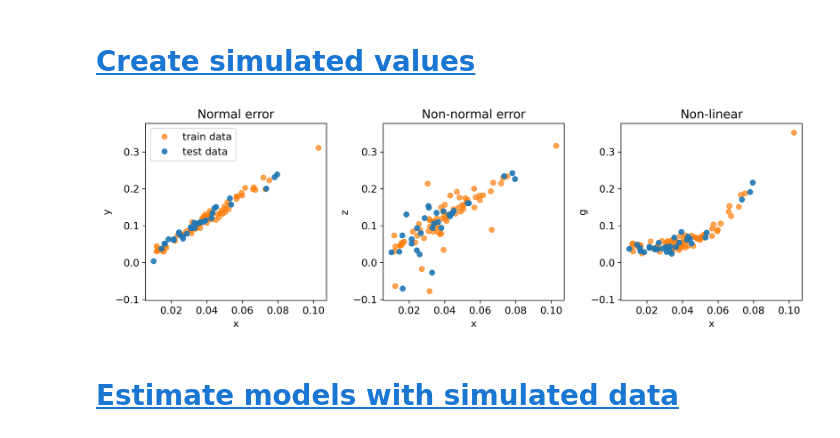
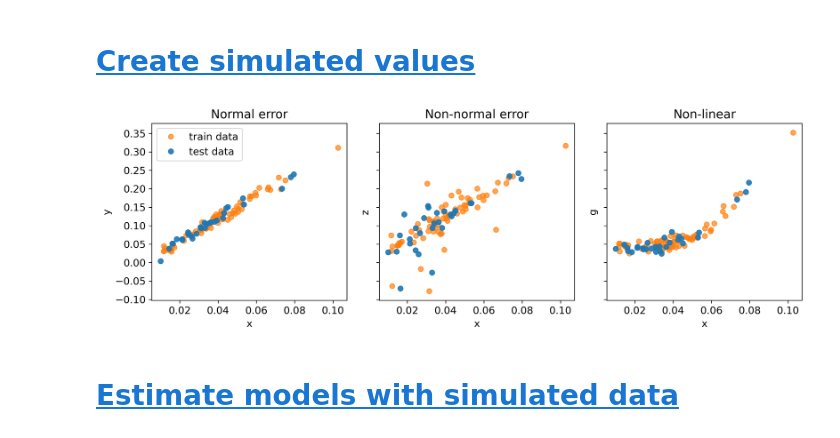
Before and after one commit to johanoelgaard/MastersThesis, a Jupyter notebook: simulation.ipynb, the cells around one changed output. Saved outputs shown, nothing was run; the diff lists cells and outputs as text; code cells hidden in the pictures.

```diff
--- a/simulation.ipynb
+++ b/simulation.ipynb
@@ -115,37 +122,39 @@ fig = plt.figure(figsize=(12, 4))
 plt.subplot(1, 3, 1)
 plt.plot(x_train[:,1], y1_train, 'o', label='train data', color='C1', alpha=0.7)
 plt.plot(x_test[:,1], y1_test, 'o', label='test data', color='C0', alpha=0.9)
 plt.legend(loc='upper left')
-# plt.yticks(np.arange(-0.1, 0.5, 0.05))
+plt.yticks(np.arange(-0.1, 0.5, 0.05))
 plt.ylim(y_min, y_max)
 plt.xlabel('x')
 plt.ylabel('y')
 plt.title('Normal error')
 
 plt.subplot(1, 3, 2)
 plt.plot(x_train[:,1], y2_train, 'o', label='train', color='C1', alpha=0.7)
 plt.plot(x_test[:,1], y2_test, 'o', label='test', color='C0', alpha=0.9)
-# plt.yticks(np.arange(-0.1, 0.5, 0.05))
+plt.yticks(np.arange(-0.1, 0.5, 0.05))
 plt.ylim(y_min, y_max)
+plt.gca().set_yticklabels([])
 plt.xlabel('x')
 plt.ylabel('z')
 plt.title('Non-normal error')
 
 plt.subplot(1, 3, 3)
 plt.plot(x_train[:,1], y3_train, 'o', label='train', color='C1', alpha=0.7)
 plt.plot(x_test[:,1], y3_test, 'o', label='test', color='C0', alpha=0.9)
-# plt.yticks(np.arange(-0.1, 0.5, 0.05))
+plt.yticks(np.arange(-0.1, 0.5, 0.05))
 plt.ylim(y_min, y_max)
+plt.gca().set_yticklabels([])
 plt.xlabel('x')
 plt.ylabel('g')
 plt.title('Non-linear')
 
 plt.tight_layout()
 plt.savefig('output/simulation-data.png', dpi=300)
 plt.show()
 plt.close()
 # %% [output]
-[figure, old version]
+[figure, new version]
 # %% [markdown]
 # <a id='toc2_'></a>[Estimate models with simulated data](#toc0_)
 # %% [markdown]
```
Also changed, not shown: parts of 22 cells of this notebook, 8 other files.
